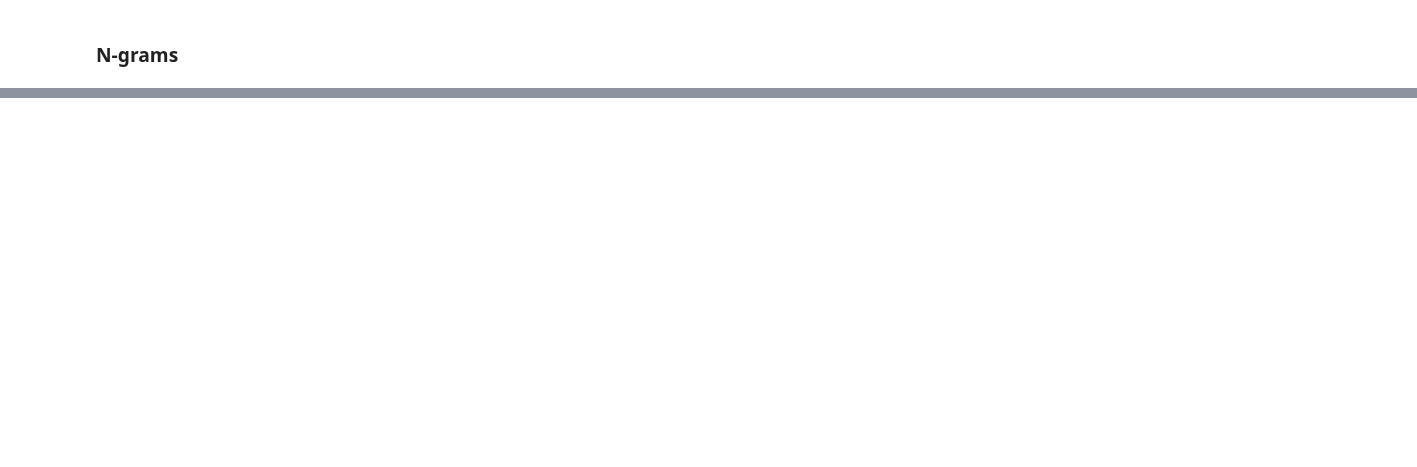
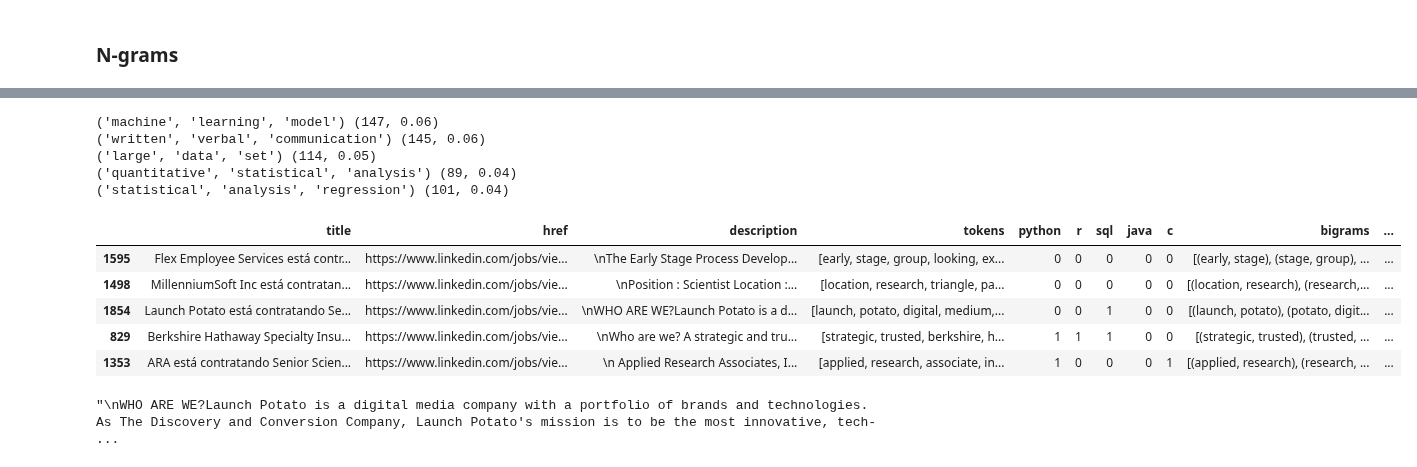
Before and after one commit to rknagao/studies, a Jupyter notebook: skills_keywords/notebook.ipynb, the cells around one changed output, grey strips where cells are left out. Saved outputs shown, nothing was run; the diff lists cells and outputs as text; code cells hidden in the pictures; blank space fills up the shorter version.

```diff
--- a/skills_keywords/notebook.ipynb
+++ b/skills_keywords/notebook.ipynb
@@ -532,0 +526,8 @@ Similar results as bigrams.
+# %%
+# Filter only trigrams based on data.
+list_index = []
+for index, value in enumerate(df_tri['trigram']):
+    if 'data' in str(value):
+        list_index.append(index)
+
+df_tri.loc[list_index].head(10)
@@ -532,0 +546,12 @@ Similar results as bigrams.
+# %%
+# Filter only trigrams based on data.
+list_index = []
+for index, value in enumerate(df_eda['trigrams']):
+    if 'data' in str(value):
+        list_index.append(index)
+
+temp = df_eda.loc[list_index, 'trigrams']
+data_trigrams = single_list(temp)
+
+df_data_tri = pd.DataFrame({'trigrams': data_trigrams}).value_counts().to_frame().reset_index().rename(columns={0:'qtd'})
+df_data_tri.head(20)
@@ -532,0 +576,32 @@ Similar results as bigrams.
+# %%
+# General trigram (expecting high frequency).
+list_trigrams_general = [('machine', 'learning', 'model'), ('written', 'verbal', 'communication'), ('large', 'data', 'set'), ('quantitative', 'statistical', 'analysis'), ('statistical', 'analysis', 'regression')]
+for i in list_trigrams_general:
+    print(i, jobs_with_ngram(df_eda, i))
+# %% [output]
+('machine', 'learning', 'model') (147, 0.06)
+('written', 'verbal', 'communication') (145, 0.06)
+('large', 'data', 'set') (114, 0.05)
+('quantitative', 'statistical', 'analysis') (89, 0.04)
+('statistical', 'analysis', 'regression') (101, 0.04)
+# %%
+# Return the raw description based on a specific trigram.
+#trigram_find = ('placing', 'manager', 'software')
+trigram_find = ('written', 'verbal', 'communication')
+
+list_index = []
+for index, value in enumerate(df_eda['trigrams']):
+    if trigram_find in value:
+        list_index.append(index)
+
+display(df_eda.loc[list_index].sample(5))
+
+display(df_eda.loc[2072, 'description'])
+# %% [output]
+|  | title | href | description | tokens | python | r | sql | java | c | bigrams | ... |
+| 1595 | Flex Employee Services está contr... | https://www.linkedin.com/jobs/vie... | \nThe Early Stage Process Develop... | [early, stage, group, looking, ex... | 0 | 0 | 0 | 0 | 0 | [(early, stage), (stage, group), ... | ... |
+| 1498 | MillenniumSoft Inc está contratan... | https://www.linkedin.com/jobs/vie... | \nPosition : Scientist Location :... | [location, research, triangle, pa... | 0 | 0 | 0 | 0 | 0 | [(location, research), (research,... | ... |
+| 1854 | Launch Potato está contratando Se... | https://www.linkedin.com/jobs/vie... | \nWHO ARE WE?Launch Potato is a d... | [launch, potato, digital, medium,... | 0 | 0 | 1 | 0 | 0 | [(launch, potato), (potato, digit... | ... |
+| 829 | Berkshire Hathaway Specialty Insu... | https://www.linkedin.com/jobs/vie... | \nWho are we? A strategic and tru... | [strategic, trusted, berkshire, h... | 1 | 1 | 1 | 0 | 0 | [(strategic, trusted), (trusted, ... | ... |
+| 1353 | ARA está contratando Senior Scien... | https://www.linkedin.com/jobs/vie... | \n Applied Research Associates, I... | [applied, research, associate, in... | 1 | 0 | 0 | 0 | 1 | [(applied, research), (research, ... | ... |
+"\nWHO ARE WE?Launch Potato is a digital media company with a portfolio of brands and technologies. As The Discovery and Conversion Company, Launch Potato's mission is to be the most innovative, tech- ...
```
Also changed, not shown: parts of 44 cells of this notebook.
